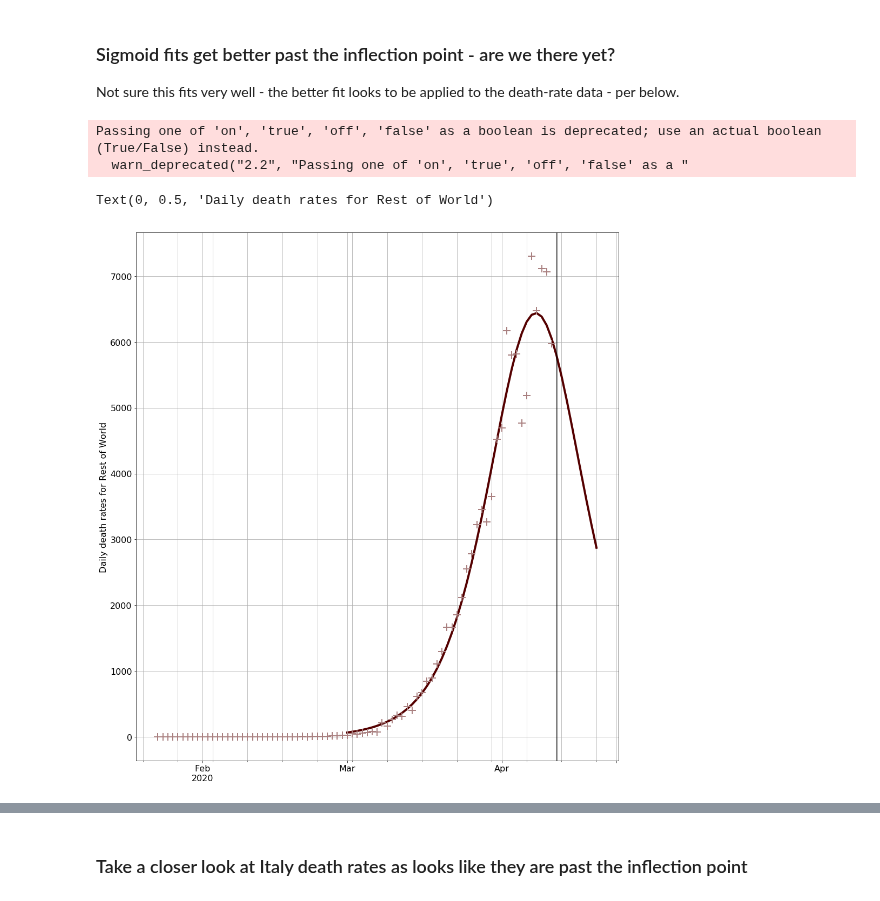
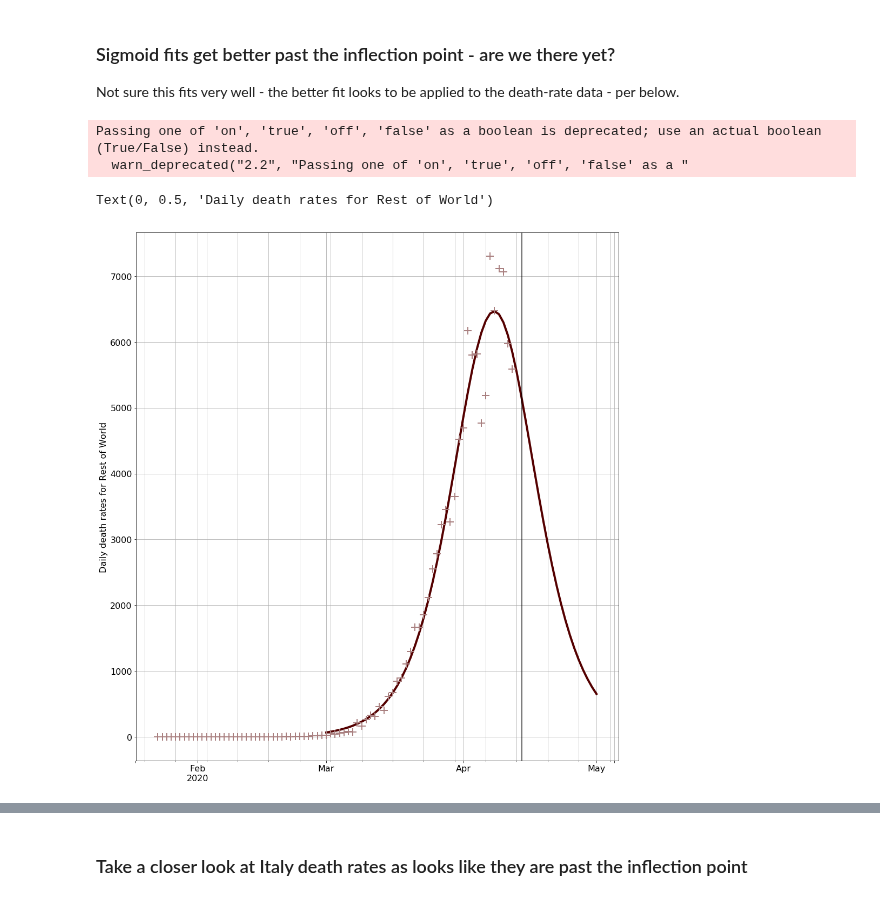
Before and after one commit to djhume/COVID-19, a Jupyter notebook: COVID-19.ipynb, the cells around one changed output, grey strips where cells are left out. Cells and saved outputs as stored; diff of their text form; code cells hidden in the pictures.

```diff
--- a/COVID-19.ipynb
+++ b/COVID-19.ipynb
@@ -695,17 +704,17 @@ Not sure this fits very well - the better fit looks to be applied to the death-r
 # %%
 fig = plt.figure(1, figsize=[16,18])
 ax = fig.add_subplot(111)
 fs = df_fsn.iloc[:,-1]
-fs.diff()["2020/3/1": "2020/4/20"].plot(ax=ax, lw=4, fontsize=16)
+fs.diff()["2020/3/1": "2020/5/1"].plot(ax=ax, lw=4, fontsize=16)
 ax.axvline(datetime.now(), lw=3, color='k', alpha=0.5)
 RoW_D.diff().plot(ax=ax, marker="+", lw=0, ms=14, mew=2)
 grid('on', which='both')
 ax.set_ylabel('Daily death rates for Rest of World', fontsize=16)
 # %% [output]
 Passing one of 'on', 'true', 'off', 'false' as a boolean is deprecated; use an actual boolean (True/False) instead.
   warn_deprecated("2.2", "Passing one of 'on', 'true', 'off', 'false' as a "
 Text(0, 0.5, 'Daily death rates for Rest of World')
-[figure, old version]
+[figure, new version]
 # %%
 fs.diff().max()
 # %% [output]
```
Also changed, not shown: parts of 32 cells of this notebook.
